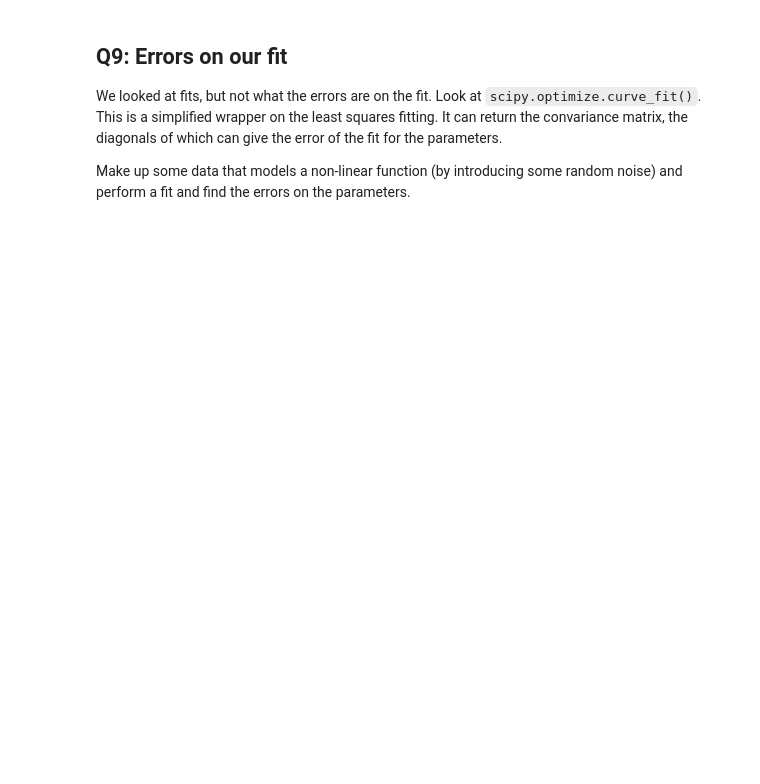
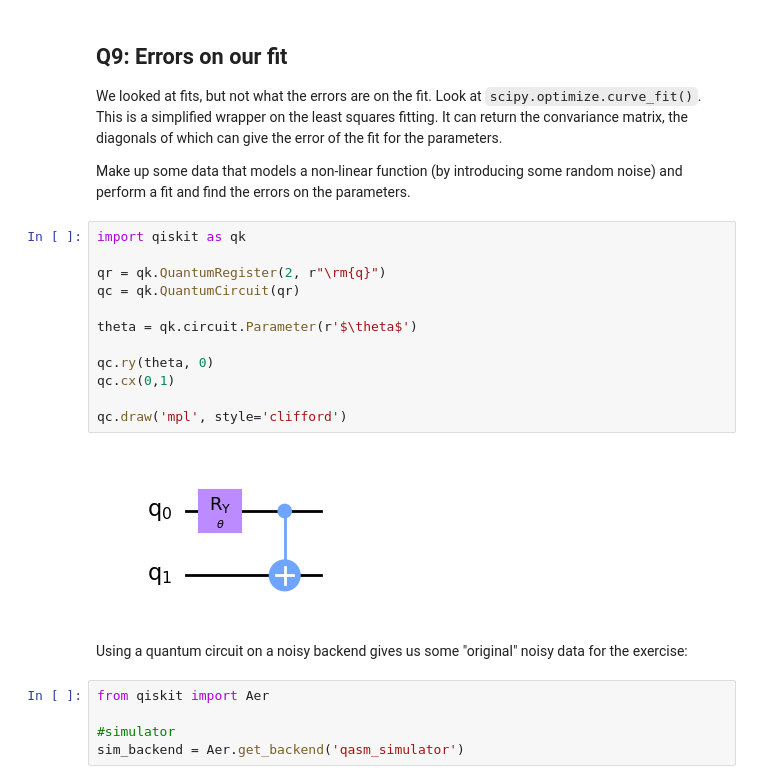
Before and after one commit to ngrlcu/scientificcomputing_bicocca_2023, a Jupyter notebook: working/L4_solutions.ipynb, the cells around one changed output. Saved outputs shown, nothing was run; the diff lists cells and outputs as text; blank space fills up the shorter version.

Commit message:
L4 Exercises

```diff
--- a/working/L4_solutions.ipynb
+++ b/working/L4_solutions.ipynb
@@ -494,3 +297,24 @@ plt.show()
 We looked at fits, but not what the errors are on the fit.  Look at `scipy.optimize.curve_fit()`.  This is a simplified wrapper on the least squares fitting.  It can return the convariance matrix, the diagonals of which can give the error of the fit for the parameters.
 
 Make up some data that models a non-linear function (by introducing some random noise) and perform a fit and find the errors on the parameters.
+# %%
+import qiskit as qk
+
+qr = qk.QuantumRegister(2, r"\rm{q}")
+qc = qk.QuantumCircuit(qr)
+
+theta = qk.circuit.Parameter(r'$\theta$')
+
+qc.ry(theta, 0)
+qc.cx(0,1)
+
+qc.draw('mpl', style='clifford')
+# %% [output]
+[figure, added]
+# %% [markdown]
+Using a quantum circuit on a noisy backend gives us some "original" noisy data for the exercise:
+# %%
+from qiskit import Aer
+
+#simulator
+sim_backend = Aer.get_backend('qasm_simulator')
```
Also changed, not shown: parts of 34 cells of this notebook, 3 other files.
